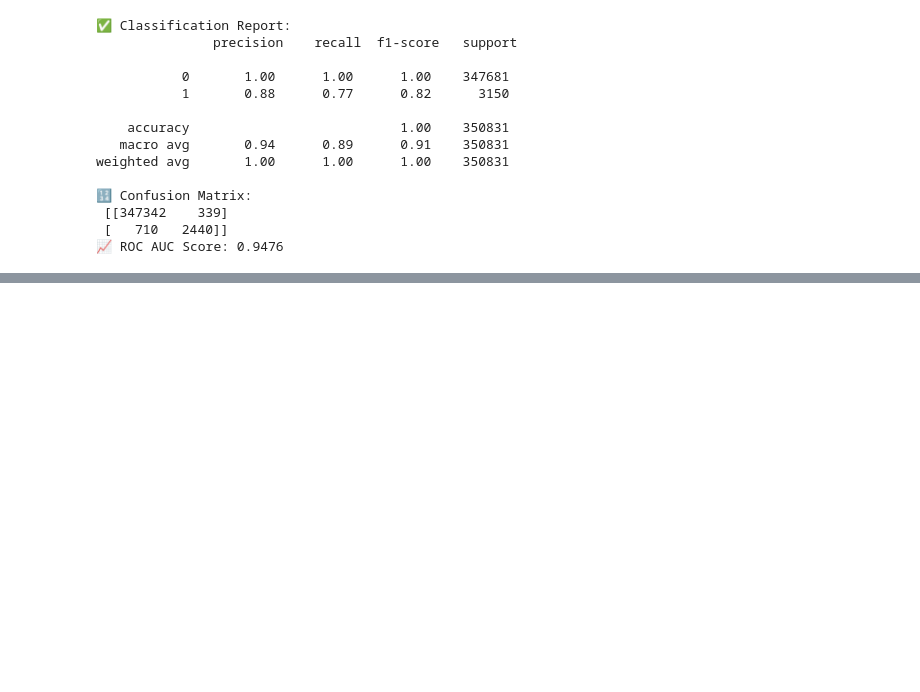
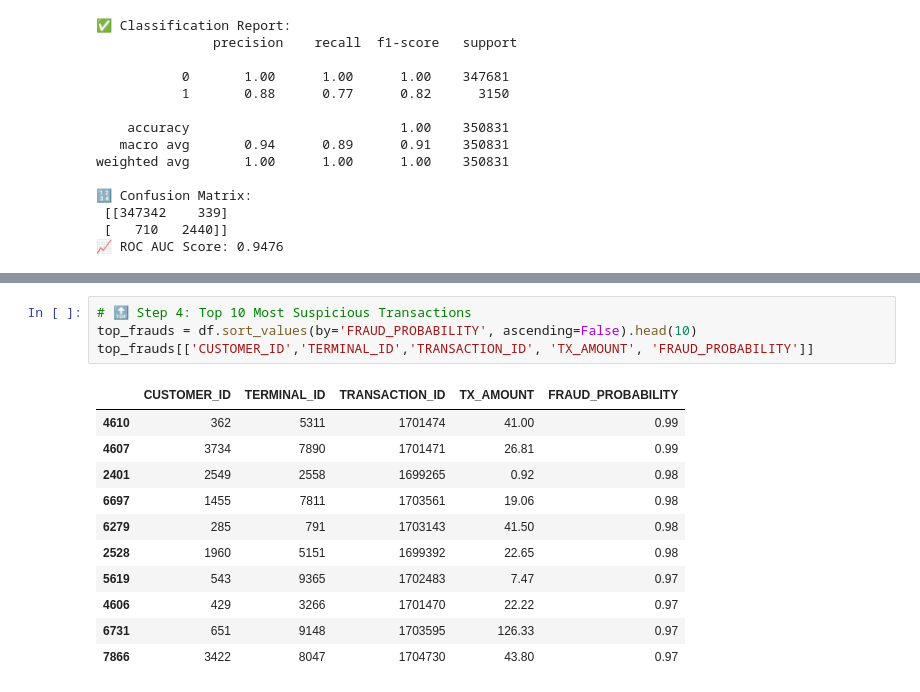
Before and after one commit to Zubin123/Fraud-Transaction-Detection-, a Jupyter notebook: notebooks/EDA.ipynb, the cells around one changed output, grey strips where cells are left out. Drawn from its saved outputs; the diff is of its cells as text; blank space fills up the shorter version.

```diff
--- a/notebooks/EDA.ipynb
+++ b/notebooks/EDA.ipynb
@@ -279,0 +357,16 @@ weighted avg       1.00      1.00      1.00    350831
+# %%
+# 🔝 Step 4: Top 10 Most Suspicious Transactions
+top_frauds = df.sort_values(by='FRAUD_PROBABILITY', ascending=False).head(10)
+top_frauds[['CUSTOMER_ID','TERMINAL_ID','TRANSACTION_ID', 'TX_AMOUNT', 'FRAUD_PROBABILITY']]
+# %% [output]
+|  | CUSTOMER_ID | TERMINAL_ID | TRANSACTION_ID | TX_AMOUNT | FRAUD_PROBABILITY |
+| 4610 | 362 | 5311 | 1701474 | 41.00 | 0.99 |
+| 4607 | 3734 | 7890 | 1701471 | 26.81 | 0.99 |
+| 2401 | 2549 | 2558 | 1699265 | 0.92 | 0.98 |
+| 6697 | 1455 | 7811 | 1703561 | 19.06 | 0.98 |
+| 6279 | 285 | 791 | 1703143 | 41.50 | 0.98 |
+| 2528 | 1960 | 5151 | 1699392 | 22.65 | 0.98 |
+| 5619 | 543 | 9365 | 1702483 | 7.47 | 0.97 |
+| 4606 | 429 | 3266 | 1701470 | 22.22 | 0.97 |
+| 6731 | 651 | 9148 | 1703595 | 126.33 | 0.97 |
+| 7866 | 3422 | 8047 | 1704730 | 43.80 | 0.97 |
```
Also changed, not shown: parts of 9 cells of this notebook, 13 other files.
